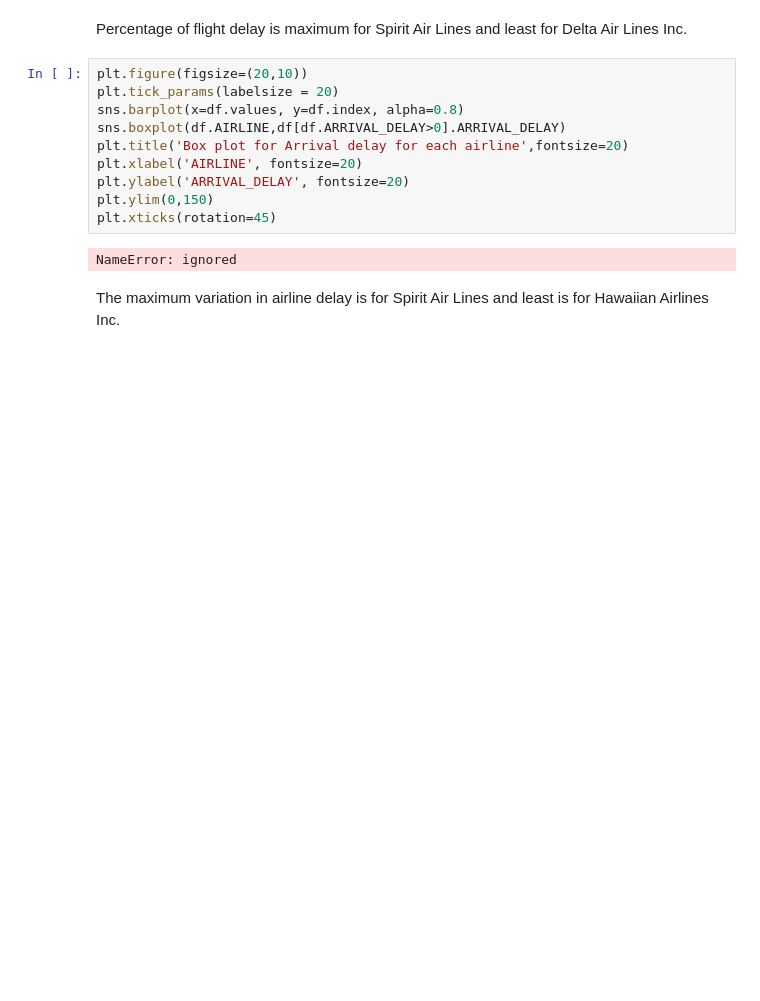
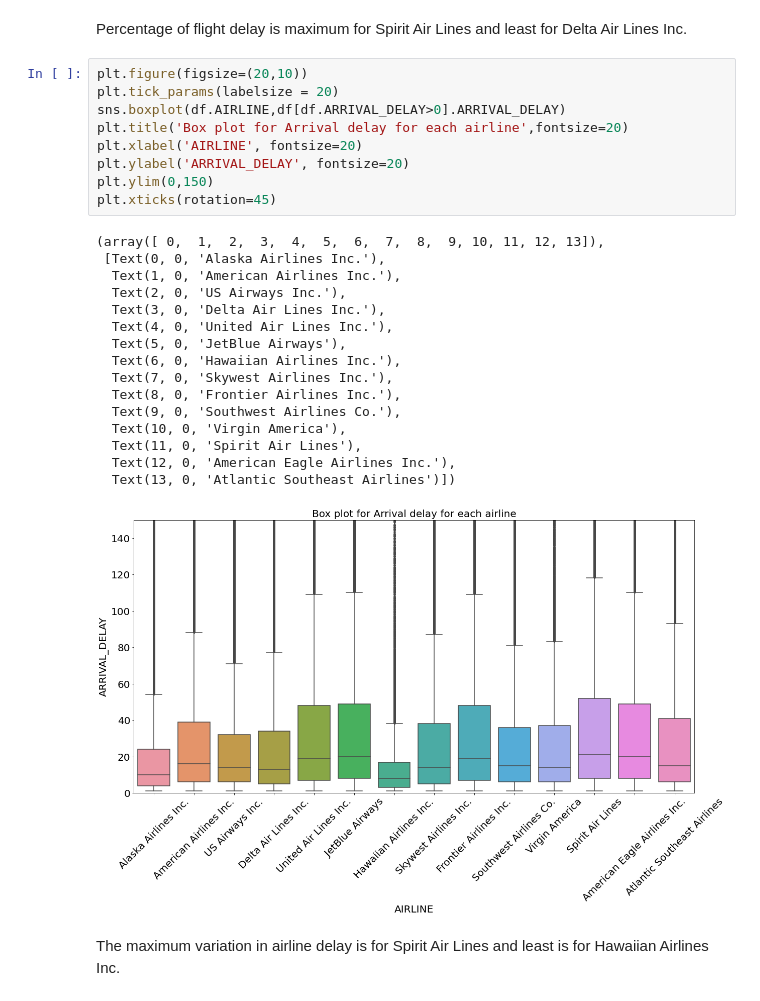
Before and after one commit to Lemonnycodes/Delay-Prediction-in-Operation-of-Flights, a Jupyter notebook: Flight_Delay_prediction.ipynb, the cells around one changed output. Drawn from its saved outputs; the diff is of its cells as text; blank space fills up the shorter version.

```diff
--- a/Flight_Delay_prediction.ipynb
+++ b/Flight_Delay_prediction.ipynb
@@ -100,15 +95,29 @@ Percentage of flight delay is maximum for Spirit Air Lines and least for Delta A
 # %%
 plt.figure(figsize=(20,10))
 plt.tick_params(labelsize = 20)
-sns.barplot(x=df.values, y=df.index, alpha=0.8)
 sns.boxplot(df.AIRLINE,df[df.ARRIVAL_DELAY>0].ARRIVAL_DELAY)
 plt.title('Box plot for Arrival delay for each airline',fontsize=20)
 plt.xlabel('AIRLINE', fontsize=20)
 plt.ylabel('ARRIVAL_DELAY', fontsize=20)
 plt.ylim(0,150)
 plt.xticks(rotation=45)
 # %% [output]
-NameError: ignored
+(array([ 0,  1,  2,  3,  4,  5,  6,  7,  8,  9, 10, 11, 12, 13]),
+ [Text(0, 0, 'Alaska Airlines Inc.'),
+  Text(1, 0, 'American Airlines Inc.'),
+  Text(2, 0, 'US Airways Inc.'),
+  Text(3, 0, 'Delta Air Lines Inc.'),
+  Text(4, 0, 'United Air Lines Inc.'),
+  Text(5, 0, 'JetBlue Airways'),
+  Text(6, 0, 'Hawaiian Airlines Inc.'),
+  Text(7, 0, 'Skywest Airlines Inc.'),
+  Text(8, 0, 'Frontier Airlines Inc.'),
+  Text(9, 0, 'Southwest Airlines Co.'),
+  Text(10, 0, 'Virgin America'),
+  Text(11, 0, 'Spirit Air Lines'),
+  Text(12, 0, 'American Eagle Airlines Inc.'),
+  Text(13, 0, 'Atlantic Southeast Airlines')])
+[figure, added]
 # %% [markdown]
 The maximum variation in airline delay is for Spirit Air Lines and least is for Hawaiian Airlines Inc.
 # %%
```
Also changed, not shown: parts of 9 cells of this notebook.
